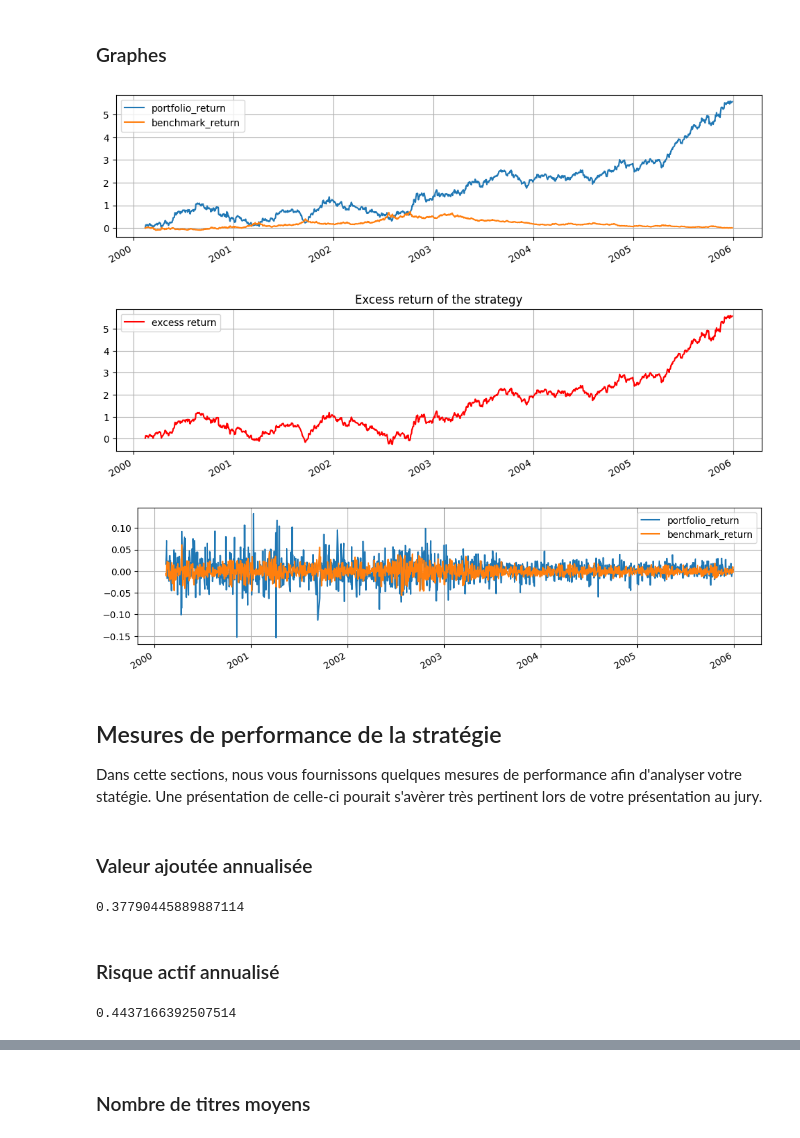
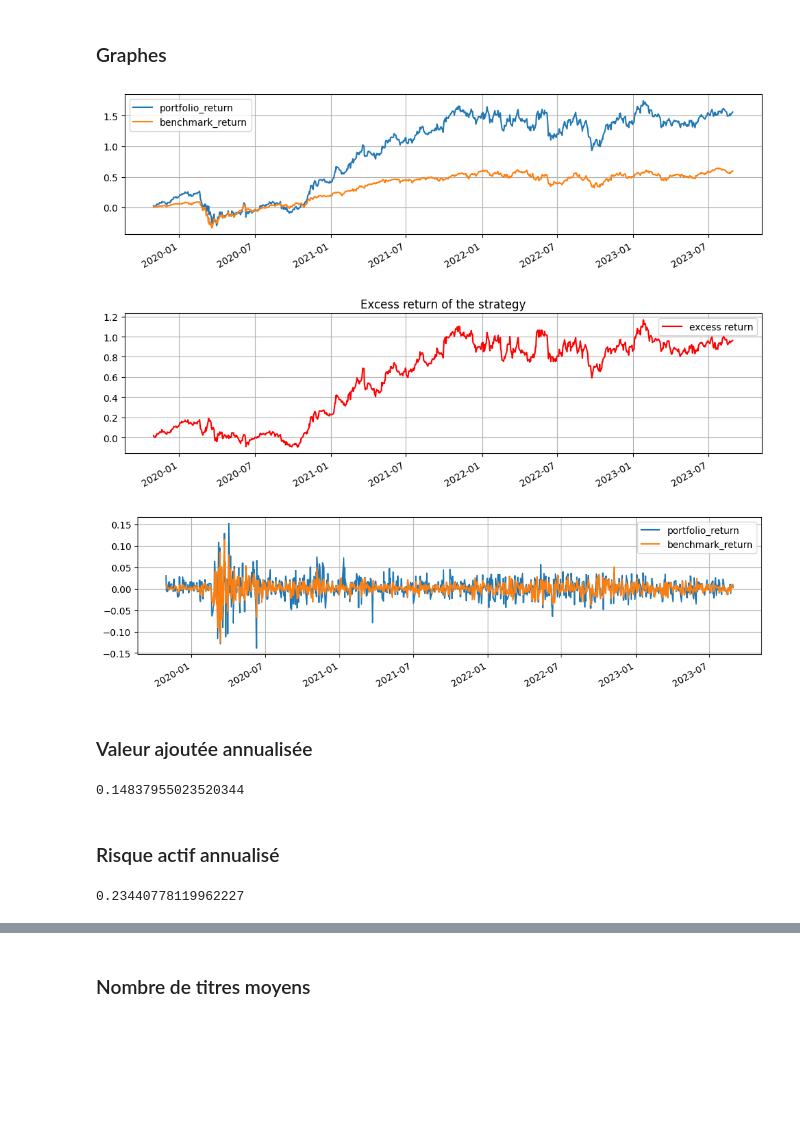
Before and after one commit to l9kd1/datathon-23, a Jupyter notebook: main.ipynb, the cells around one changed output, grey strips where cells are left out. Drawn from its saved outputs; the diff is of its cells as text; code cells hidden in the pictures; blank space fills up the shorter version.

Commit message:
Benchmark fix

```diff
--- a/main.ipynb
+++ b/main.ipynb
@@ -182,31 +206,27 @@ returns_df = prices_df.shift(-1)/prices_df
 # %% [markdown]
 ### Graphes
 # %%
-bmrk = pd.read_csv(ROOT+'series/benchmark/SPY_returns.csv',index_col=0)
+bmrk = pd.read_csv(ROOT+'series/benchmark/benchmark_returns.csv',index_col=0)
 bmrk.index = pd.to_datetime(bmrk.index)
 # %%
-porfolio_performance = pd.DataFrame(pd.DataFrame(returns_df.values*weights_df.values, columns=weights_df.columns, index=weights_df.index).sum(axis=1),columns=['portfolio_return'])[:-2]
-daily_returns = porfolio_performance.merge(bmrk,left_index=True,right_index=True,how='left')-1
+portfolio_performance = pd.DataFrame(pd.DataFrame(returns_df.values*weights_df.values, columns=weights_df.columns, index=weights_df.index).sum(axis=1),columns=['portfolio_return'])[:-2]
+daily_returns = portfolio_performance.merge(bmrk,left_index=True,right_index=True,how='left')-1
 cumulative_returns = ((daily_returns+1).cumprod()-1)
 cumulative_returns.plot(figsize=(12,3))
 plt.grid()
 # %% [output]
-[figure, old version]
+[figure, new version]
 # %%
 (cumulative_returns['portfolio_return']-cumulative_returns['benchmark_return']).plot(figsize=(12,3),label='excess return',color='r',legend=True)
 plt.title('Excess return of the strategy')
 plt.grid()
 # %% [output]
-[figure, old version]
+[figure, new version]
 # %%
 daily_returns.plot(figsize=(12,3))
 plt.grid()
 # %% [output]
-[figure, old version]
+[figure, new version]
-# %% [markdown]
-## Mesures de performance de la stratégie
-
-Dans cette sections, nous vous fournissons quelques mesures de performance afin d'analyser votre statégie. Une présentation de celle-ci pourait s'avèrer très pertinent lors de votre présentation au jury.
 # %% [markdown]
 ### Valeur ajoutée annualisée
 # %%
@@ -214,7 +234,7 @@ annualized_return = (1+daily_returns).prod()**(252/len(daily_returns))-1
 added_value_annualized = annualized_return['portfolio_return']-annualized_return['benchmark_return']
 added_value_annualized
 # %% [output]
-0.37790445889887114
+0.14837955023520344
 # %% [markdown]
 ### Risque actif annualisé
 # %%
@@ -222,5 +242,5 @@ excess_return = daily_returns['portfolio_return']-daily_returns['benchmark_retur
 active_risk_annualized = excess_return.std()*np.sqrt(252)
 active_risk_annualized
 # %% [output]
-0.4437166392507514
+0.23440778119962227
 # %% [markdown]
```
Also changed, not shown: parts of 19 cells of this notebook, 10 other files.
